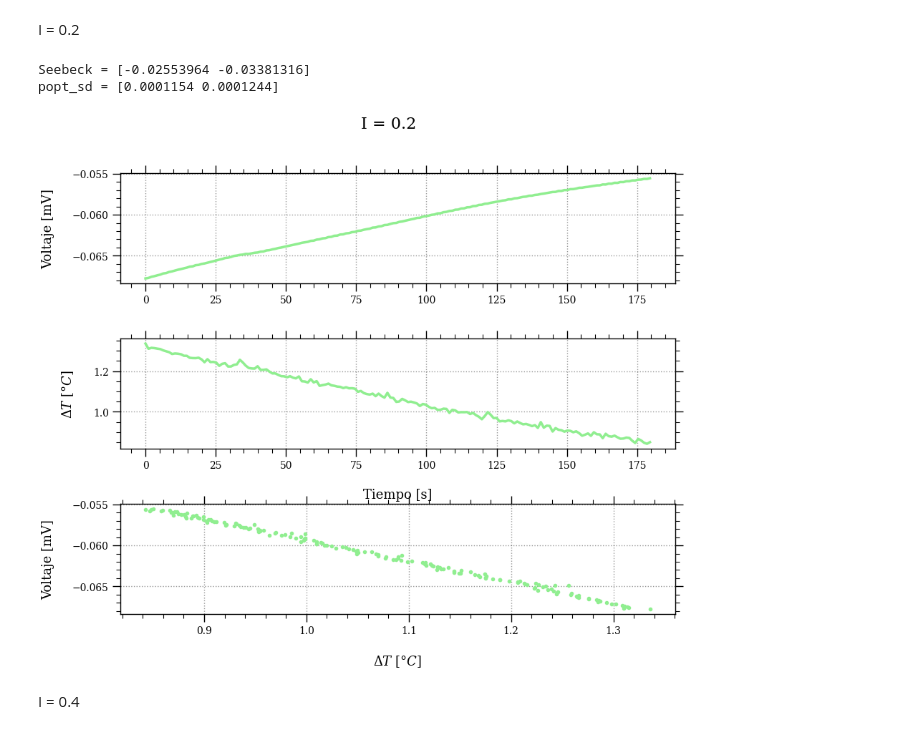
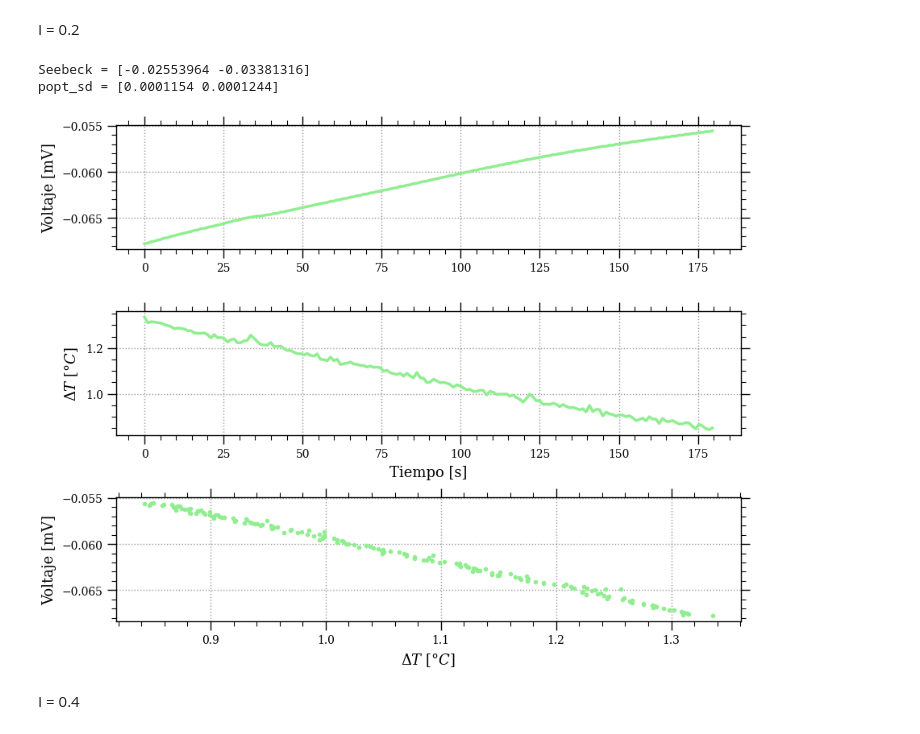
Before and after one commit to mpalomeque01/Peltier, a Jupyter notebook: seebeck.ipynb, the cells around one changed output. Cells and saved outputs as stored; diff of their text form; code cells hidden in the pictures.

Commit message:
Cambios leves en figuras para el poster

```diff
--- a/seebeck.ipynb
+++ b/seebeck.ipynb
@@ -13,41 +13,41 @@ fig, ax = plt.subplots(3,1, figsize = (10,8))
 
 df = pd.read_csv('Mediciones/Clase 3/celda_temp_fija_I=0.2.csv')
 
 t = df['Tiempo [s]'].values
 v = df['Tension generador [V]'].values
 tf = df['Tensión termocupla fria [V]'].values*1e3
 tc = df['Tensión termocupla caliente [V]'].values*1e3
 #Convierto voltaje a temperatura con la calibración (no anotamos en codigo cual es cual)
 tf = tf*22.63 + 28.07
 tc = tc*22.81 + 27.90
 
 delta_T = tc-tf
 
 def ajuste_lineal(x,m,b):
     return m*x + b
 
 popt, pcov = curve_fit(ajuste_lineal,delta_T,v)
 print(f'Seebeck = {popt}')
 print(f'popt_sd = {np.sqrt(np.diag(pcov))}')
 
-fig.suptitle('I = 0.2', fontsize=16)
+# fig.suptitle('I = 0.2', fontsize=16)
 ax[0].plot(t,v)
 ax[1].plot(t,delta_T)
 ax[2].scatter(delta_T,v,marker = '.')
 for i in range(3):
     ax[i].tick_params(axis='both', which='major', labelsize=10)
     ax[i].tick_params(axis='both', which='minor', labelsize=8)
-ax[0].set_ylabel('Voltaje [mV]', fontsize=13)
-ax[1].set_ylabel(f'$\Delta T\  [°C]$', fontsize=13)
-ax[1].set_xlabel(f'Tiempo [s]', fontsize=13)
-ax[2].set_ylabel('Voltaje [mV]', fontsize=13)
-ax[2].set_xlabel(f'$\Delta T\  [°C]$', fontsize=13)
+ax[0].set_ylabel('Voltaje [mV]', fontsize=13, labelpad = 5)
+ax[1].set_ylabel(f'$\Delta T\  [°C]$', fontsize=13, labelpad = 5)
+ax[1].set_xlabel(f'Tiempo [s]', fontsize=13, labelpad = 5)
+ax[2].set_ylabel('Voltaje [mV]', fontsize=13, labelpad = 5)
+ax[2].set_xlabel(f'$\Delta T\  [°C]$', fontsize=13, labelpad = 5)
 plt.subplots_adjust(hspace=0.5)
-fig.savefig('Figuras/Hielo y Corriente 0.2A.pdf')
+fig.savefig('Figuras/Hielo y Corriente 0.2A.png')
 # %% [output]
 Seebeck = [-0.02553964 -0.03381316]
 popt_sd = [0.0001154 0.0001244]
-[figure, old version]
+[figure, new version]
 # %% [markdown]
 I = 0.4
 # %%
```
Also changed, not shown: 17 other files.
